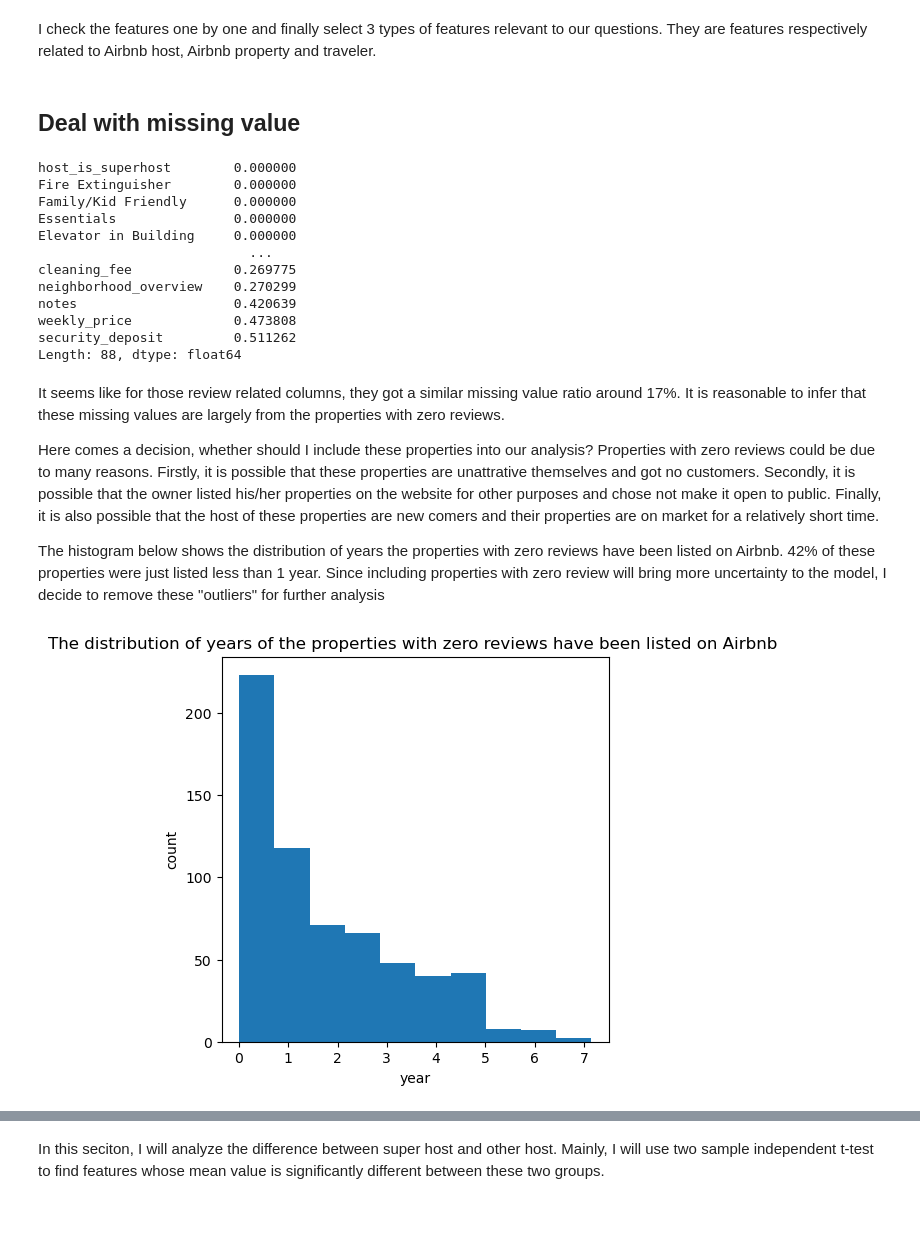
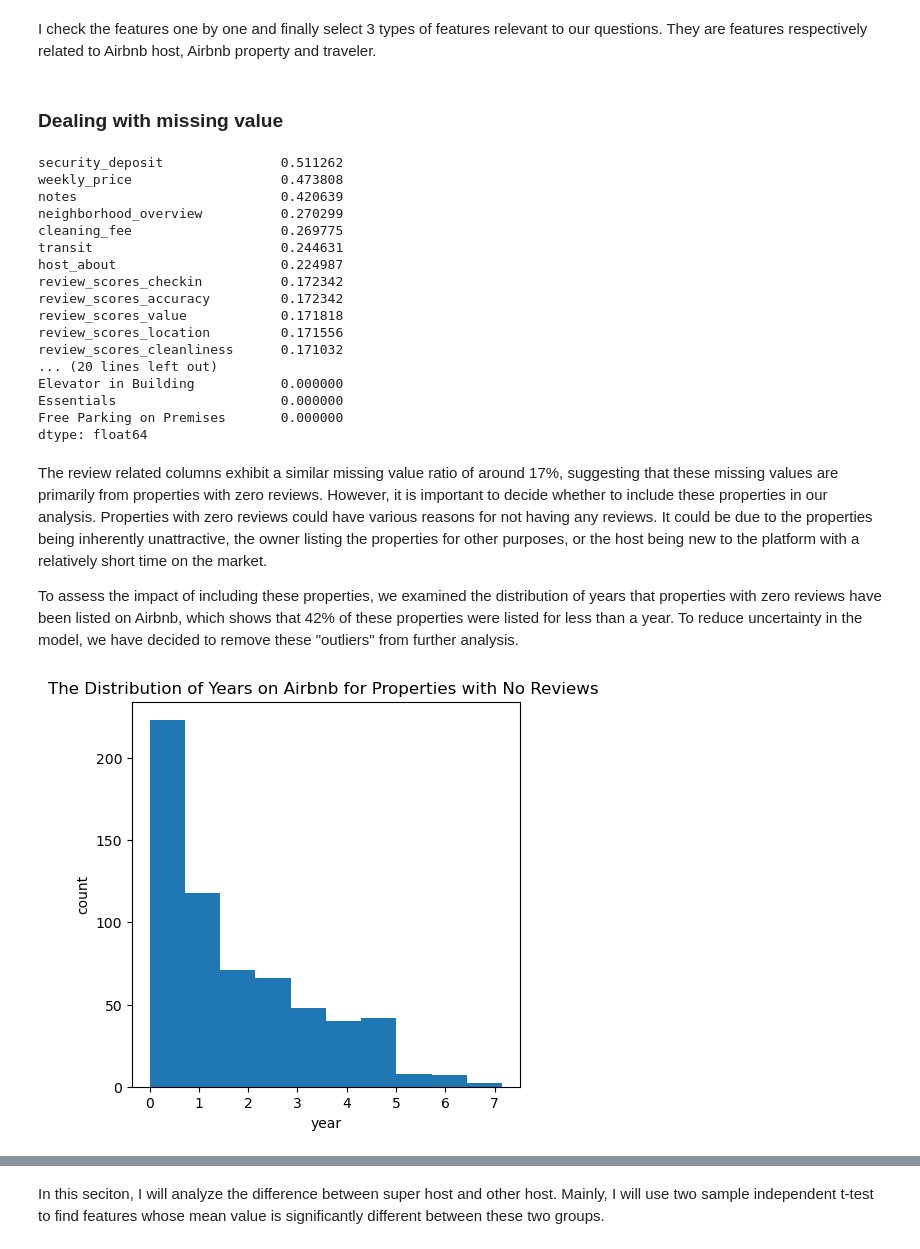
Before and after one commit to zhukuixi/Kaggle, a Jupyter notebook: seattle-airbnb-exploration.ipynb, the cells around one changed output, grey strips where cells are left out. Cells and saved outputs as stored; diff of their text form; code cells hidden in the pictures; blank space fills up the shorter version.

Commit message:
Kaggle Notebook | Seattle Airbnb Exploration | Version 6

```diff
--- a/seattle-airbnb-exploration.ipynb
+++ b/seattle-airbnb-exploration.ipynb
@@ -183,38 +191,41 @@ df_amenities = pd.DataFrame(matrix_amenities,index=unqiue_amenities).T
 df_amenities.drop(df_amenities.columns.values[np.where(df_amenities.mean()<0.05)],axis=1,inplace=True)
 df_listings_filtered_amenities = pd.concat([df_listings_filtered,df_amenities],axis=1)
 # %% [markdown]
-## Deal with missing value
+### Dealing with missing value
 # %%
-df_listings_filtered_amenities.isna().mean().sort_values()
+print(df_listings_filtered_amenities.isna().mean().sort_values(ascending=False).head(35))
 # %% [output]
-host_is_superhost        0.000000
-Fire Extinguisher        0.000000
-Family/Kid Friendly      0.000000
-Essentials               0.000000
-Elevator in Building     0.000000
-                           ...
-cleaning_fee             0.269775
-neighborhood_overview    0.270299
-notes                    0.420639
-weekly_price             0.473808
-security_deposit         0.511262
-Length: 88, dtype: float64
+security_deposit               0.511262
+weekly_price                   0.473808
+notes                          0.420639
+neighborhood_overview          0.270299
+cleaning_fee                   0.269775
+transit                        0.244631
+host_about                     0.224987
+review_scores_checkin          0.172342
+review_scores_accuracy         0.172342
+review_scores_value            0.171818
+review_scores_location         0.171556
+review_scores_cleanliness      0.171032
+... (20 lines left out)
+Elevator in Building           0.000000
+Essentials                     0.000000
+Free Parking on Premises       0.000000
+dtype: float64
 # %% [markdown]
-It seems like for those review related columns, they got a similar missing value ratio around 17%. It is reasonable to infer that these missing values are largely from the properties with zero reviews.
+The review related columns exhibit a similar missing value ratio of around 17%, suggesting that these missing values are primarily from properties with zero reviews. However, it is important to decide whether to include these properties in our analysis. Properties with zero reviews could have various reasons for not having any reviews. It could be due to the properties being inherently unattractive, the owner listing the properties for other purposes, or the host being new to the platform with a relatively short time on the market.
 
-Here comes a decision, whether should I include these properties into our analysis? Properties with zero reviews could be due to many reasons. Firstly, it is possible that these properties are unattrative themselves and got no customers. Secondly, it is possible that the owner listed his/her properties on the website for other purposes and chose not make it open to public. Finally, it is also possible that the host of these properties are new comers and their properties are on market for a relatively short time.
-
-The histogram below shows the distribution of years the properties with zero reviews have been listed on Airbnb. 42% of these properties were just listed less than 1 year. Since including properties with zero review will bring more uncertainty to the model, I decide to remove these "outliers" for further analysis
+To assess the impact of including these properties, we examined the distribution of years that properties with zero reviews have been listed on Airbnb, which shows that 42% of these properties were listed for less than a year. To reduce uncertainty in the model, we have decided to remove these "outliers" from further analysis.
 # %%
 f, axs = plt.subplots(1,1,figsize=(5,5))
 (df_listings_filtered_amenities.query("number_of_reviews==0").host_since_deltaDays/365).plot(kind="hist")
 ax = plt.gca()
-ax.set_title("The distribution of years of the properties with zero reviews have been listed on Airbnb ")
+ax.set_title("The Distribution of Years on Airbnb for Properties with No Reviews ")
 ax.set_xlabel("year");
 ax.set_ylabel("count");
 f.show()
 # %% [output]
-[figure, old version]
+[figure, new version]
 # %%
 # Drop samples with zero reviews
 # We see that the majority of missing values gone with these properties
```
Also changed, not shown: parts of 18 cells of this notebook.
